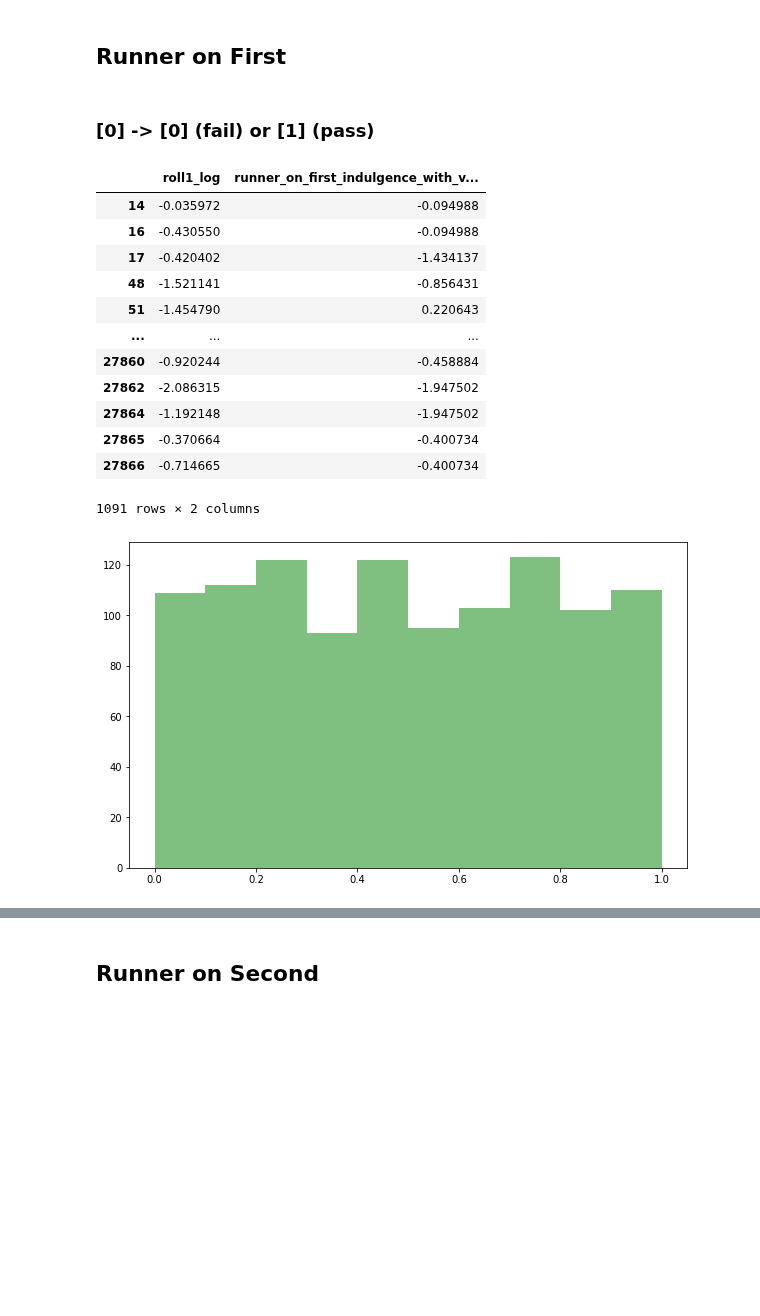
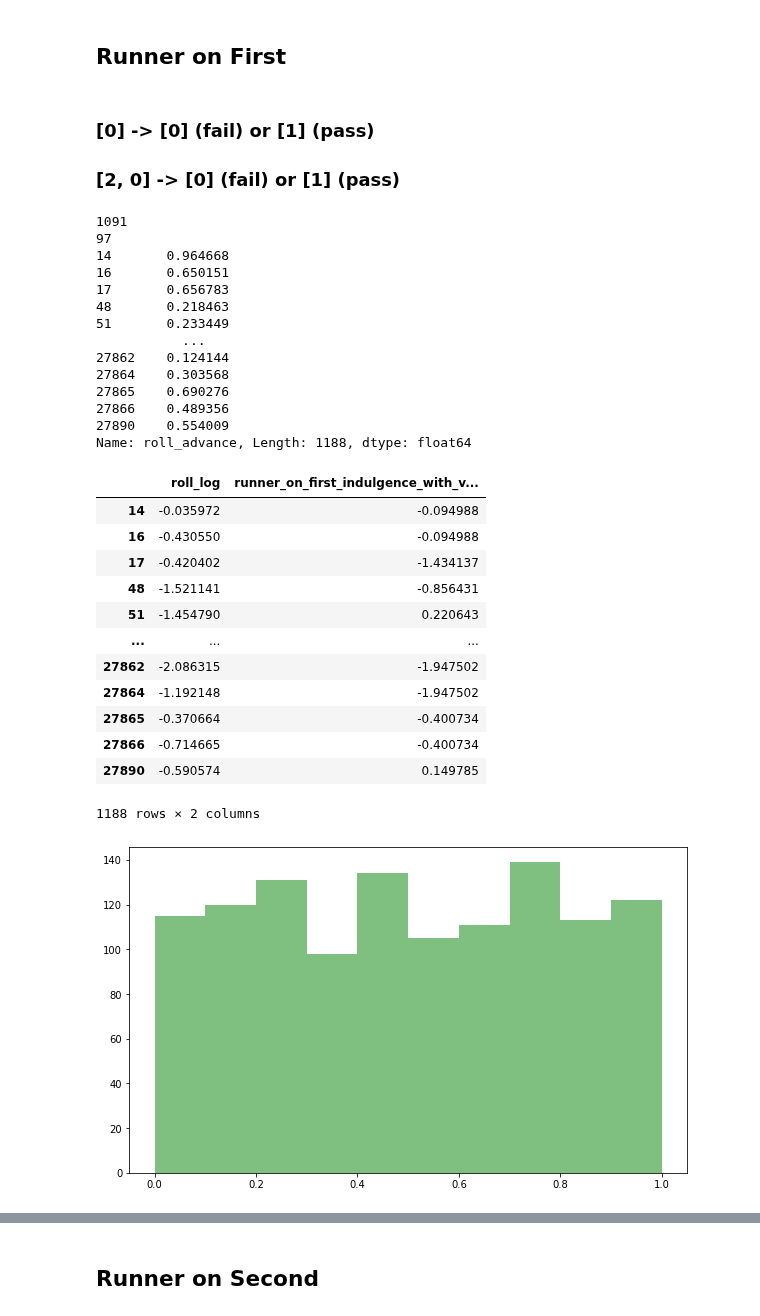
Before and after one commit to xSke/resim, a Jupyter notebook: notebooks/flyouts_master.ipynb, the cells around one changed output, grey strips where cells are left out. Drawn from its saved outputs; the diff is of its cells as text; code cells hidden in the pictures; blank space fills up the shorter version.

```diff
--- a/notebooks/flyouts_master.ipynb
+++ b/notebooks/flyouts_master.ipynb
@@ -47,6 +65,7 @@ df['batter_inv_patheticism'] = 1-df['batter_patheticism']/df["batter_multiplier"
 df['batter_inv_patheticism_with_vibe'] = df['batter_inv_patheticism'] * (1 + 0.2*df['batter_vibes'])
 df['batter_inv_tragicness'] = 1-df['batter_tragicness']/df["batter_multiplier"]
 df['batter_inv_tragicness_with_vibe'] = df['batter_inv_tragicness'] * (1 + 0.2*df['batter_vibes'])
+df['vibes_mul'] = 1 + 0.2*df['batter_vibes']
 for attr in [
     "batter_buoyancy",
     "batter_divinity",
@@ -172,17 +193,28 @@ n_outliers = 0
 ## Runner on First
 # %% [markdown]
 ### [0] -> [0] (fail) or [1] (pass)
+### [2, 0] -> [0] (fail) or [1] (pass)
 # %%
-dfc = df[df['baserunners'] == "[0]"]
-# Define the final state runners as well
-dfc = dfc[dfc['baserunners_next'].isin(["[0]","[1]"])]
-# dfc = dfc[round(dfc['roll1'],6) != 0.002127]
-# print(len(dfc[~dfc['roll2'].isna()]))
-dfc["passed"] = dfc['baserunners_next'].str.contains("[1]")
+print(len(df[(df['baserunners'] == "[0]") & (df['baserunners_next'].isin(["[1]","[0]"]))]))
+print(len(df[(df['baserunners'] == "[2, 0]") & (df['baserunners_next'].isin(["[1]","[0]"]))]))
+dfc = df[ \
+    ((df['baserunners'] == "[0]") & (df['baserunners_next'].isin(["[1]","[0]"]))) \
+    | \
+    ((df['baserunners'] == "[2, 0]") & (df['baserunners_next'].isin(["[1]","[0]"]))) \
+].copy()
+dfc["passed"] = ((dfc['baserunners'] == "[0]") & (dfc['baserunners_next'].isin(["[1]"]))) \
+                | \
+                ((dfc['baserunners'] == "[2, 0]") & (dfc['baserunners_next'].isin(["[1]"]))) \
+
+# Make new roll field since some of these need roll1 and roll2
+dfc['roll_advance'] = dfc['roll2']
+dfc.loc[df['baserunners'].isin(["[0]"]), 'roll_advance'] = dfc.loc[df['baserunners'].isin(["[0]"]), 'roll1']
+print(dfc['roll_advance'])
+
 # Plot the roll
 fig, ax = plt.subplots(1, figsize=(10, 6), facecolor='white')
 ax.hist(
-    dfc['roll1'],
+    dfc['roll_advance'],
     bins=10,
     range=[0.,1.],
     color="green",
@@ -191,12 +223,13 @@ ax.hist(
 # print(dfc[dfc["baserunners_next"] == "[0]"][["baserunners_next","passed"]])
 # print(dfc[dfc["baserunners_next"] == "[1]"][["baserunners_next","passed"]])
 # print(dfc["passed"])
-dfc['roll1_log'] = dfc['roll1'].apply(math.log)
+dfc['roll_log'] = dfc['roll_advance'].apply(math.log)
 dfc['runner_on_first_indulgence_with_vibe_log'] = dfc['runner_on_first_indulgence_with_vibe'].apply(math.log)
-dfc['runner_on_first_indulgence_with_vibe_pow'] = dfc['runner_on_first_indulgence_with_vibe']**3.5
+# dfc['runner_on_first_indulgence_with_vibe_pow'] = dfc['runner_on_first_indulgence_with_vibe']**3.5
+dfc['runner_on_first_indulgence_with_vibe_pow'] = dfc['runner_on_first_indulgence_with_vibe']**4
 X = dfc[
     [
-        "roll1_log",
+        "roll_log",
         "passed",
         # "roll_avg",
         # "batter_patheticism_with_vibe",
@@ -226,42 +259,51 @@ X = dfc[
         # 'ballpark_obtuseness',
         # 'ballpark_ominousness',
         # 'ballpark_inconvenience',
         # 'ballpark_viscosity',
         # 'ballpark_forwardness',
         # 'ballpark_mysticism',
         # 'ballpark_elongation',
         # 'ballpark_filthiness',
     ]
 ]
 
-# X = X[X['roll'] < 0.85]
-
-# X = dfc[['roll', 'pitcher_ruthlessness', 'ballpark_forwardness']]
-# X = dfc[['roll', 'pitcher_ruthlessness']]
-
 # Test out a specific coefficient
 # X["roll1"] = X["roll1"]-0.4*X["pitcher_shakespearianism_with_vibe"]
 # X.drop("pitcher_shakespearianism_with_vibe", axis="columns", inplace=True)
 # X["roll1"] = X["roll1"]-0.1*X["fielder_tenaciousness_with_vibe"]
 # X.drop("fielder_tenaciousness_with_vibe", axis="columns", inplace=True)
 y = X["passed"]
 X = X.drop("passed", axis=1)
 X
 # %% [output]
+1091
+97
+14       0.964668
+16       0.650151
+17       0.656783
+48       0.218463
+51       0.233449
+           ...
+27862    0.124144
+27864    0.303568
+27865    0.690276
+27866    0.489356
+27890    0.554009
+Name: roll_advance, Length: 1188, dtype: float64
-|  | roll1_log | runner_on_first_indulgence_with_v... |
+|  | roll_log | runner_on_first_indulgence_with_v... |
 | 14 | -0.035972 | -0.094988 |
 | 16 | -0.430550 | -0.094988 |
 | 17 | -0.420402 | -1.434137 |
 | 48 | -1.521141 | -0.856431 |
 | 51 | -1.454790 | 0.220643 |
 | ... | ... | ... |
-| 27860 | -0.920244 | -0.458884 |
 | 27862 | -2.086315 | -1.947502 |
 | 27864 | -1.192148 | -1.947502 |
 | 27865 | -0.370664 | -0.400734 |
 | 27866 | -0.714665 | -0.400734 |
+| 27890 | -0.590574 | 0.149785 |
-1091 rows × 2 columns
+1188 rows × 2 columns
-[figure, old version]
+[figure, new version]
 # %%
 from sklearn.preprocessing import StandardScaler
 from sklearn.metrics import confusion_matrix
```
Also changed, not shown: parts of 58 cells of this notebook.
